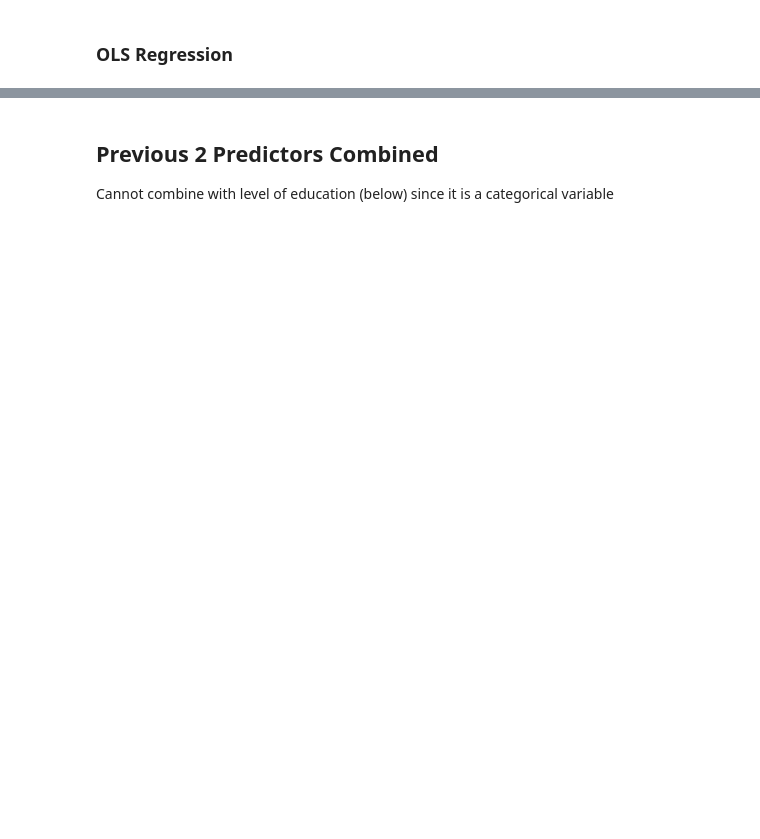
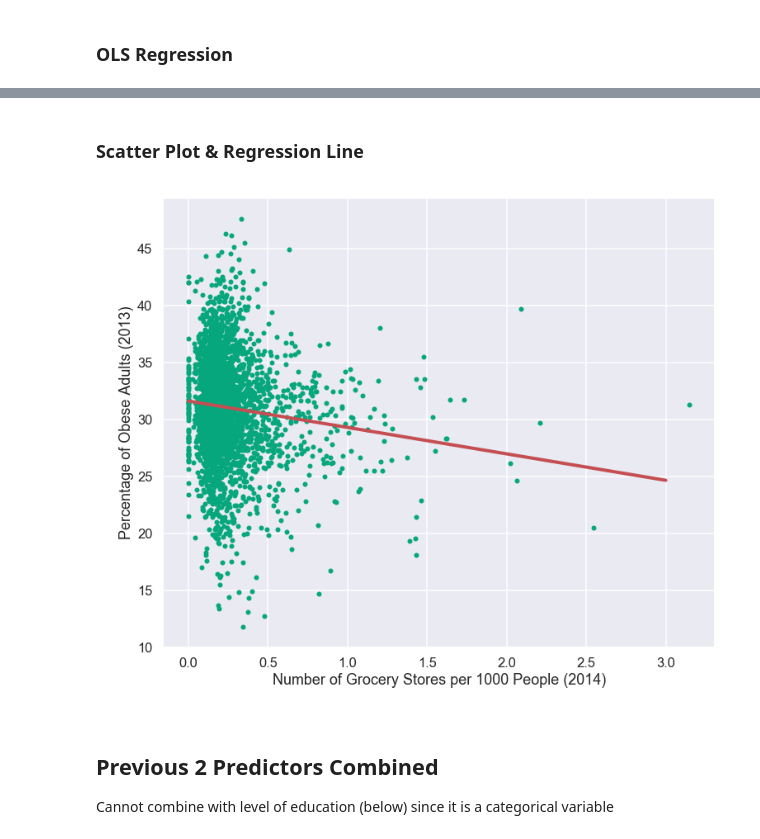
Before and after one commit to cwguan/COGS108-FinalProject, a Jupyter notebook: FinalProject.ipynb, the cells around one changed output, grey strips where cells are left out. Saved outputs shown, nothing was run; the diff lists cells and outputs as text; code cells hidden in the pictures; blank space fills up the shorter version.

```diff
--- a/FinalProject.ipynb
+++ b/FinalProject.ipynb
@@ -366,6 +356,21 @@ Covariance Type:                 nonrobust
 
 Warnings:
 [1] Standard Errors assume that the covariance matrix of the errors is correctly specified.
+# %% [markdown]
+### Scatter Plot & Regression Line
+# %%
+df.plot.scatter(x='GROC_STORES_PER1000_2014', y='ADULT_OBESITY_RATE_2013', c='#06A77D', figsize=(12,10))
+
+# Plot model fit line
+xs = np.arange(df['GROC_STORES_PER1000_2014'].min(), df['GROC_STORES_PER1000_2014'].max())
+ys =  31.5963 - 2.32 * xs
+plt.plot(xs, ys, 'r', linewidth=4, label='Model')
+
+plt.xlabel('Number of Grocery Stores per 1000 People (2014)\n')
+plt.ylabel('\nPercentage of Obese Adults (2013)')
+plt.show()
+# %% [output]
+[figure, added]
 # %% [markdown]
 ## Previous 2 Predictors Combined
 Cannot combine with level of education (below) since it is a categorical variable
```
Also changed, not shown: parts of 13 cells of this notebook.
